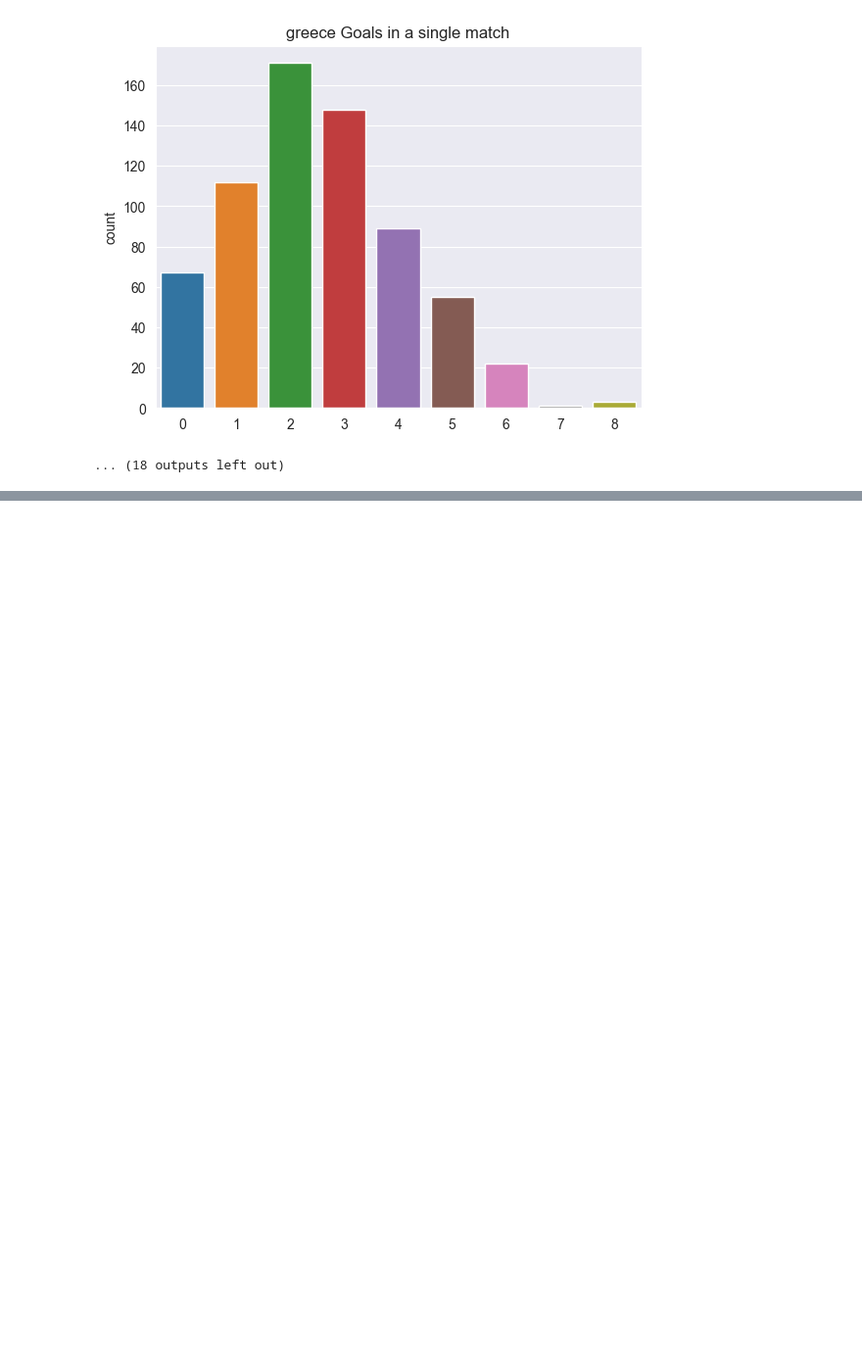
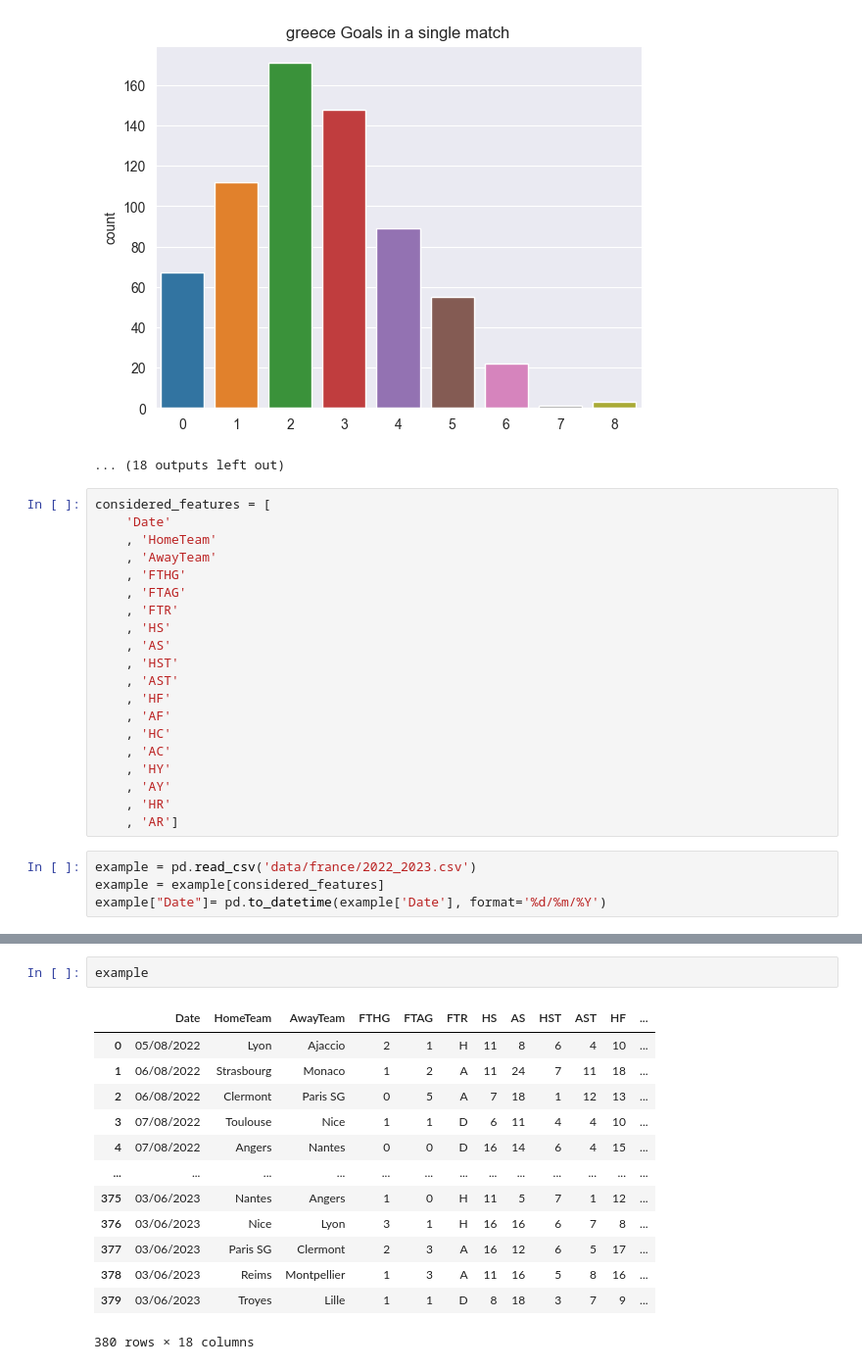
Before and after one commit to zak-soussi/Football_Match_Prediction, a Jupyter notebook: eda_preprocessing.ipynb, the cells around one changed output, grey strips where cells are left out. Shown: that part at 98% size. Cells and saved outputs as stored; diff of their text form; blank space fills up the shorter version.

Commit message:
Transforming the collected data

```diff
--- a/eda_preprocessing.ipynb
+++ b/eda_preprocessing.ipynb
@@ -46,3 +48,27 @@ for country in countries:
 [figure]
 [figure]
 ... (18 outputs left out)
+# %%
+considered_features = [
+    'Date'
+    , 'HomeTeam'
+    , 'AwayTeam'
+    , 'FTHG'
+    , 'FTAG'
+    , 'FTR'
+    , 'HS'
+    , 'AS'
+    , 'HST'
+    , 'AST'
+    , 'HF'
+    , 'AF'
+    , 'HC'
+    , 'AC'
+    , 'HY'
+    , 'AY'
+    , 'HR'
+    , 'AR']
+# %%
+example = pd.read_csv('data/france/2022_2023.csv')
+example = example[considered_features]
+example["Date"]= pd.to_datetime(example['Date'], format='%d/%m/%Y')
@@ -48,0 +175,16 @@ for country in countries:
+# %%
+example
+# %% [output]
+|  | Date | HomeTeam | AwayTeam | FTHG | FTAG | FTR | HS | AS | HST | AST | HF | ... |
+| 0 | 05/08/2022 | Lyon | Ajaccio | 2 | 1 | H | 11 | 8 | 6 | 4 | 10 | ... |
+| 1 | 06/08/2022 | Strasbourg | Monaco | 1 | 2 | A | 11 | 24 | 7 | 11 | 18 | ... |
+| 2 | 06/08/2022 | Clermont | Paris SG | 0 | 5 | A | 7 | 18 | 1 | 12 | 13 | ... |
+| 3 | 07/08/2022 | Toulouse | Nice | 1 | 1 | D | 6 | 11 | 4 | 4 | 10 | ... |
+| 4 | 07/08/2022 | Angers | Nantes | 0 | 0 | D | 16 | 14 | 6 | 4 | 15 | ... |
+| ... | ... | ... | ... | ... | ... | ... | ... | ... | ... | ... | ... | ... |
+| 375 | 03/06/2023 | Nantes | Angers | 1 | 0 | H | 11 | 5 | 7 | 1 | 12 | ... |
+| 376 | 03/06/2023 | Nice | Lyon | 3 | 1 | H | 16 | 16 | 6 | 7 | 8 | ... |
+| 377 | 03/06/2023 | Paris SG | Clermont | 2 | 3 | A | 16 | 12 | 6 | 5 | 17 | ... |
+| 378 | 03/06/2023 | Reims | Montpellier | 1 | 3 | A | 11 | 16 | 5 | 8 | 16 | ... |
+| 379 | 03/06/2023 | Troyes | Lille | 1 | 1 | D | 8 | 18 | 3 | 7 | 9 | ... |
+380 rows × 18 columns
```
Also changed, not shown: parts of 11 cells of this notebook.
